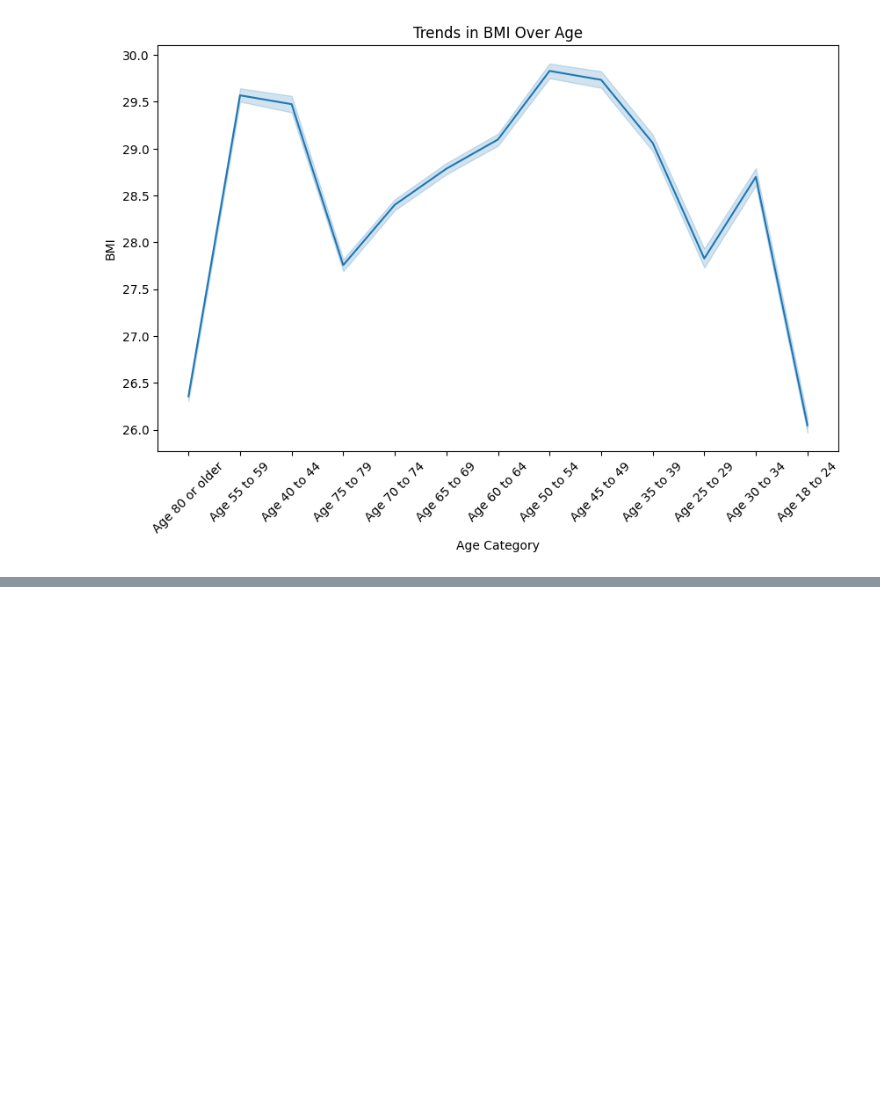
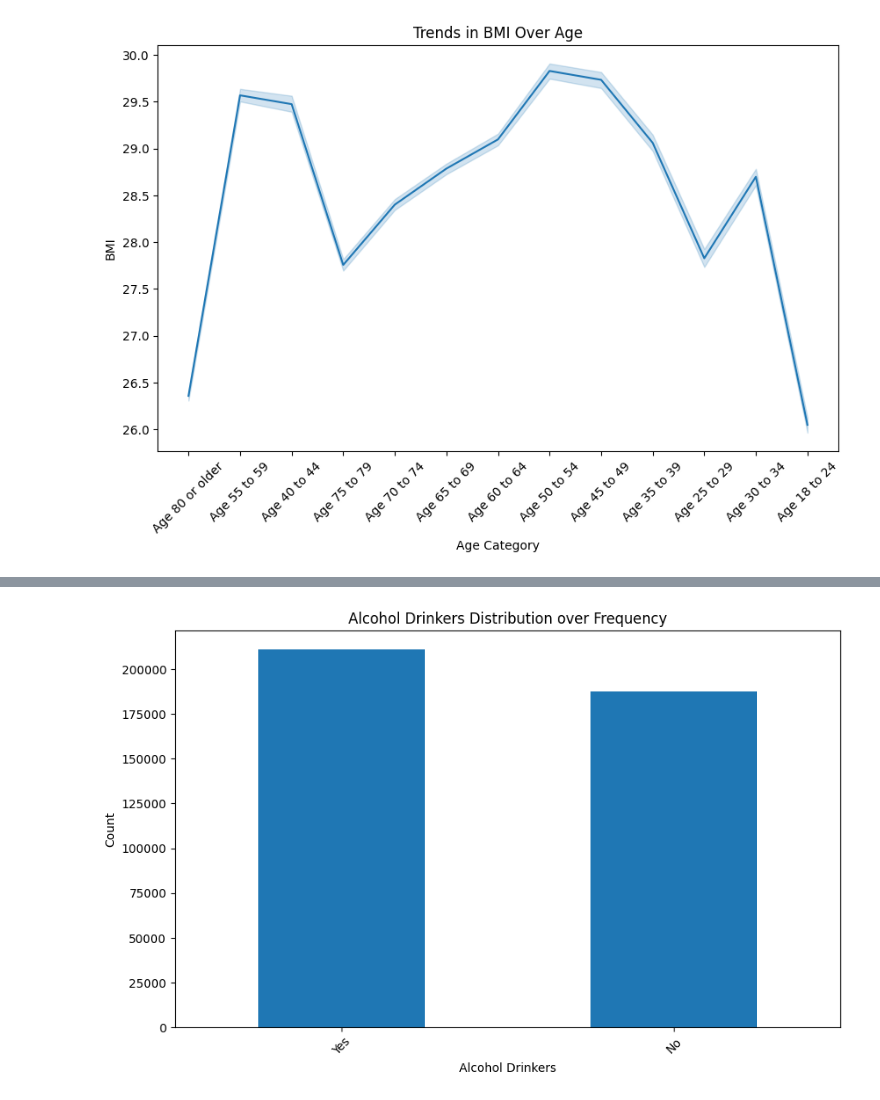
Before and after one commit to RichardKameri/pydata, a Jupyter notebook: heartanalysis.ipynb, the cells around one changed output, grey strips where cells are left out. Cells and saved outputs as stored; diff of their text form; code cells hidden in the pictures; blank space fills up the shorter version.

```diff
--- a/heartanalysis.ipynb
+++ b/heartanalysis.ipynb
@@ -283,0 +297,11 @@ plt.show()
+# %%
+# a histogram for AlcoholDrinkers over Frequency
+plt.figure(figsize=(10, 6))
+df['AlcoholDrinkers'].value_counts().plot(kind='bar')
+plt.title('Alcohol Drinkers Distribution over Frequency')
+plt.xlabel('Alcohol Drinkers')
+plt.ylabel('Count')
+plt.xticks(rotation=45)
+plt.show()
+# %% [output]
+[figure, added]
```
Also changed, not shown: parts of 3 cells of this notebook.
